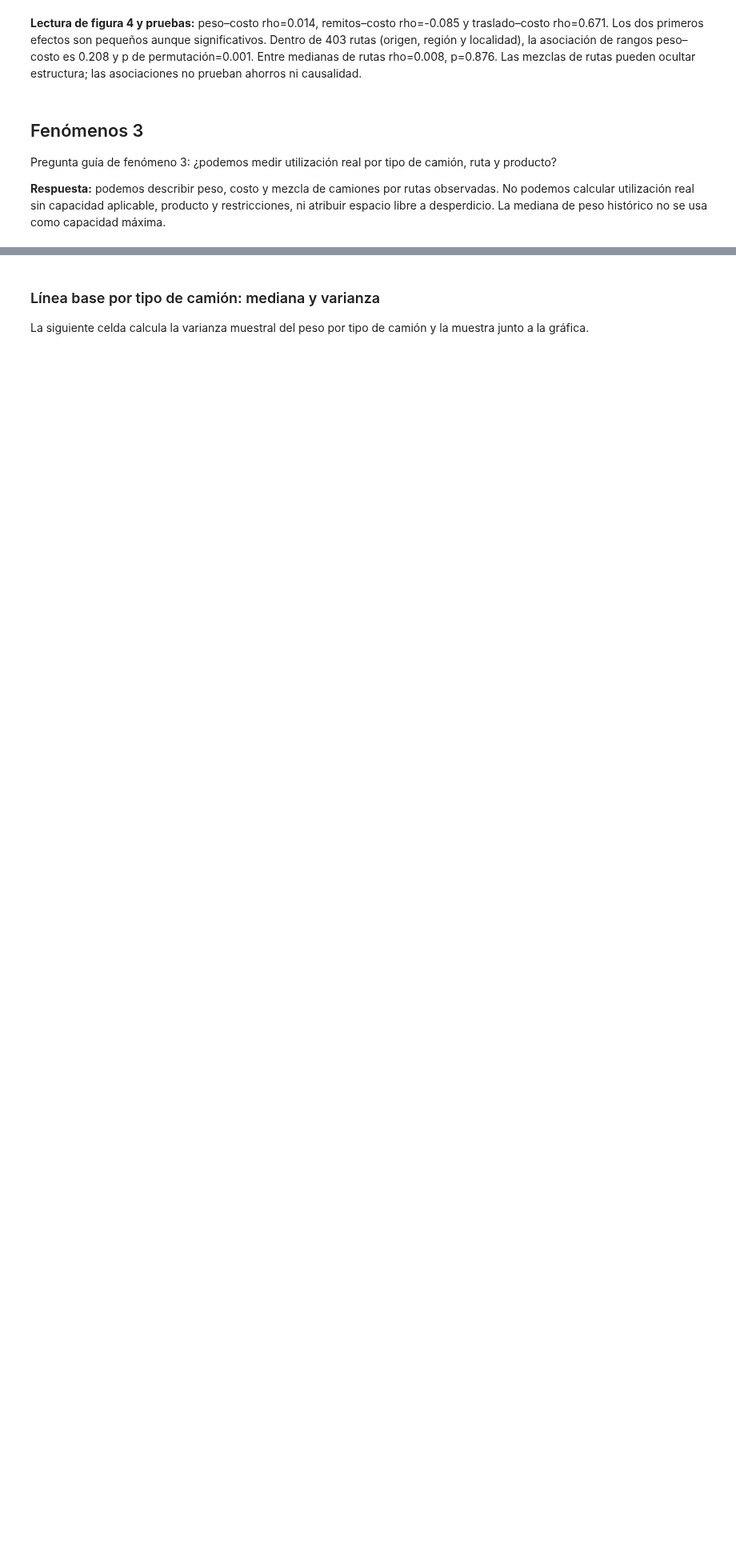
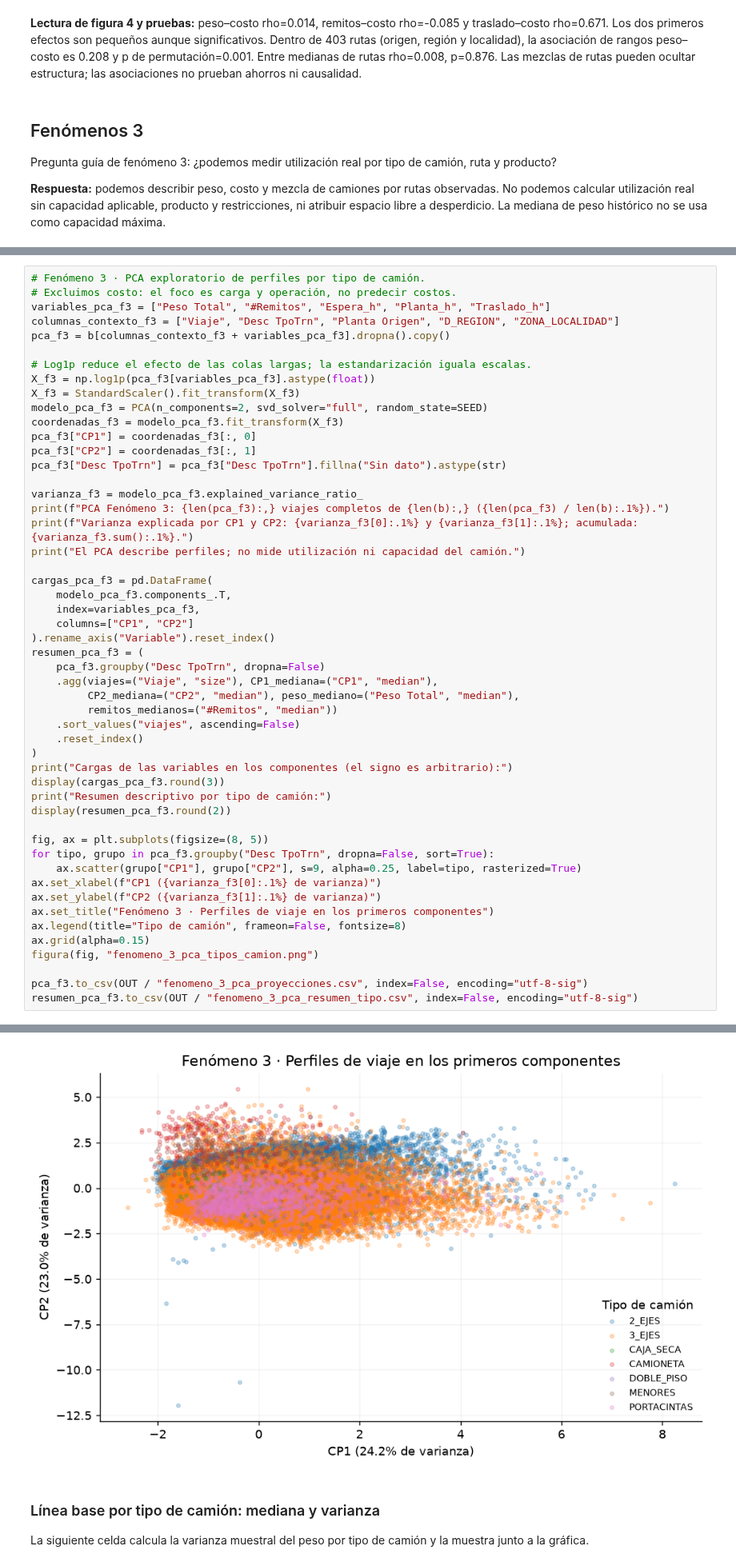
Before and after one commit to An-cell-byte/notebook_entrega1, a Jupyter notebook: Componente_2_Ternium.ipynb, the cells around one changed output, grey strips where cells are left out. Shown at 80% size. Saved outputs shown, nothing was run; the diff lists cells and outputs as text; blank space fills up the shorter version.

```diff
--- a/Componente_2_Ternium.ipynb
+++ b/Componente_2_Ternium.ipynb
@@ -518,0 +519,52 @@ Conclusión: se puede construir una línea base descriptiva por ruta y tipo de c
+# %%
+# Fenómeno 3 · PCA exploratorio de perfiles por tipo de camión.
+# Excluimos costo: el foco es carga y operación, no predecir costos.
+variables_pca_f3 = ["Peso Total", "#Remitos", "Espera_h", "Planta_h", "Traslado_h"]
+columnas_contexto_f3 = ["Viaje", "Desc TpoTrn", "Planta Origen", "D_REGION", "ZONA_LOCALIDAD"]
+pca_f3 = b[columnas_contexto_f3 + variables_pca_f3].dropna().copy()
+
+# Log1p reduce el efecto de las colas largas; la estandarización iguala escalas.
+X_f3 = np.log1p(pca_f3[variables_pca_f3].astype(float))
+X_f3 = StandardScaler().fit_transform(X_f3)
+modelo_pca_f3 = PCA(n_components=2, svd_solver="full", random_state=SEED)
+coordenadas_f3 = modelo_pca_f3.fit_transform(X_f3)
+pca_f3["CP1"] = coordenadas_f3[:, 0]
+pca_f3["CP2"] = coordenadas_f3[:, 1]
+pca_f3["Desc TpoTrn"] = pca_f3["Desc TpoTrn"].fillna("Sin dato").astype(str)
+
+varianza_f3 = modelo_pca_f3.explained_variance_ratio_
+print(f"PCA Fenómeno 3: {len(pca_f3):,} viajes completos de {len(b):,} ({len(pca_f3) / len(b):.1%}).")
+print(f"Varianza explicada por CP1 y CP2: {varianza_f3[0]:.1%} y {varianza_f3[1]:.1%}; acumulada: {varianza_f3.sum():.1%}.")
+print("El PCA describe perfiles; no mide utilización ni capacidad del camión.")
+
+cargas_pca_f3 = pd.DataFrame(
+    modelo_pca_f3.components_.T,
+    index=variables_pca_f3,
+    columns=["CP1", "CP2"]
+).rename_axis("Variable").reset_index()
+resumen_pca_f3 = (
+    pca_f3.groupby("Desc TpoTrn", dropna=False)
+    .agg(viajes=("Viaje", "size"), CP1_mediana=("CP1", "median"),
+         CP2_mediana=("CP2", "median"), peso_mediano=("Peso Total", "median"),
+         remitos_medianos=("#Remitos", "median"))
+    .sort_values("viajes", ascending=False)
+    .reset_index()
+)
+print("Cargas de las variables en los componentes (el signo es arbitrario):")
+display(cargas_pca_f3.round(3))
+print("Resumen descriptivo por tipo de camión:")
+display(resumen_pca_f3.round(2))
+
+fig, ax = plt.subplots(figsize=(8, 5))
+for tipo, grupo in pca_f3.groupby("Desc TpoTrn", dropna=False, sort=True):
+    ax.scatter(grupo["CP1"], grupo["CP2"], s=9, alpha=0.25, label=tipo, rasterized=True)
+ax.set_xlabel(f"CP1 ({varianza_f3[0]:.1%} de varianza)")
+ax.set_ylabel(f"CP2 ({varianza_f3[1]:.1%} de varianza)")
+ax.set_title("Fenómeno 3 · Perfiles de viaje en los primeros componentes")
+ax.legend(title="Tipo de camión", frameon=False, fontsize=8)
+ax.grid(alpha=0.15)
+figura(fig, "fenomeno_3_pca_tipos_camion.png")
+
+pca_f3.to_csv(OUT / "fenomeno_3_pca_proyecciones.csv", index=False, encoding="utf-8-sig")
+resumen_pca_f3.to_csv(OUT / "fenomeno_3_pca_resumen_tipo.csv", index=False, encoding="utf-8-sig")
+# %% [output]
@@ -519,3 +590,4 @@ Conclusión: se puede construir una línea base descriptiva por ruta y tipo de c
+[figure, added]
 # %% [markdown]
 ### Línea base por tipo de camión: mediana y varianza
 La siguiente celda calcula la varianza muestral del peso por tipo de camión y la muestra junto a la gráfica.
```
Also changed, not shown: parts of 2 cells of this notebook, 5 other files.
